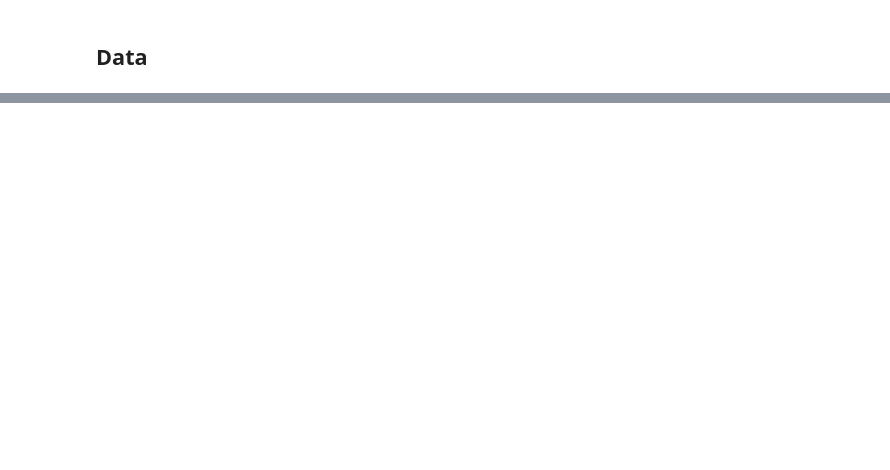
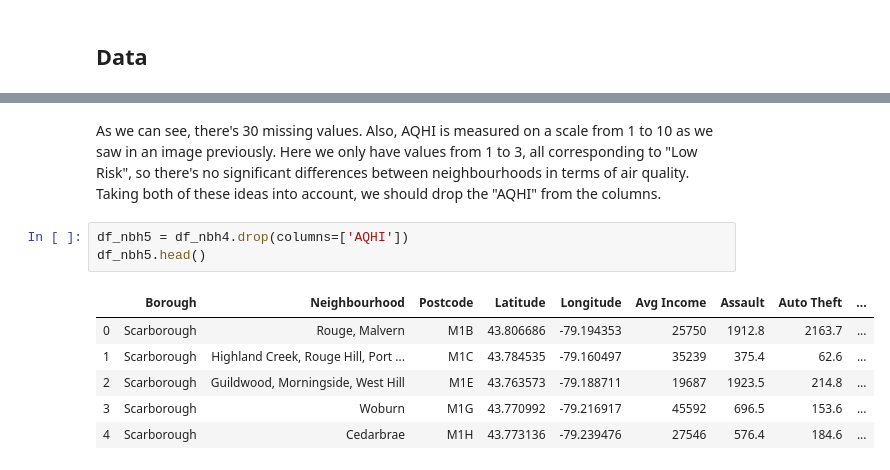
Before and after one commit to CarlosNoriegaPolo/Coursera_Capstone, a Jupyter notebook: Capstone_Final_Project.ipynb, the cells around one changed output, grey strips where cells are left out. Saved outputs shown, nothing was run; the diff lists cells and outputs as text; blank space fills up the shorter version.

```diff
--- a/Capstone_Final_Project.ipynb
+++ b/Capstone_Final_Project.ipynb
@@ -42,0 +245,13 @@ The following data sources will be needed to extract/generate the required infor
+# %% [markdown]
+
+As we can see, there's 30 missing values. Also, AQHI is measured on a scale from 1 to 10 as we saw in an image previously. Here we only have values from 1 to 3, all corresponding to "Low Risk", so there's no significant differences between neighbourhoods in terms of air quality. Taking both of these ideas into account, we should drop the "AQHI" from the columns.
+# %%
+df_nbh5 = df_nbh4.drop(columns=['AQHI'])
+df_nbh5.head()
+# %% [output]
+|  | Borough | Neighbourhood | Postcode | Latitude | Longitude | Avg Income | Assault | Auto Theft | ... |
+| 0 | Scarborough | Rouge, Malvern | M1B | 43.806686 | -79.194353 | 25750 | 1912.8 | 2163.7 | ... |
+| 1 | Scarborough | Highland Creek, Rouge Hill, Port ... | M1C | 43.784535 | -79.160497 | 35239 | 375.4 | 62.6 | ... |
+| 2 | Scarborough | Guildwood, Morningside, West Hill | M1E | 43.763573 | -79.188711 | 19687 | 1923.5 | 214.8 | ... |
+| 3 | Scarborough | Woburn | M1G | 43.770992 | -79.216917 | 45592 | 696.5 | 153.6 | ... |
+| 4 | Scarborough | Cedarbrae | M1H | 43.773136 | -79.239476 | 27546 | 576.4 | 184.6 | ... |
```
Also changed, not shown: parts of 85 cells of this notebook.
